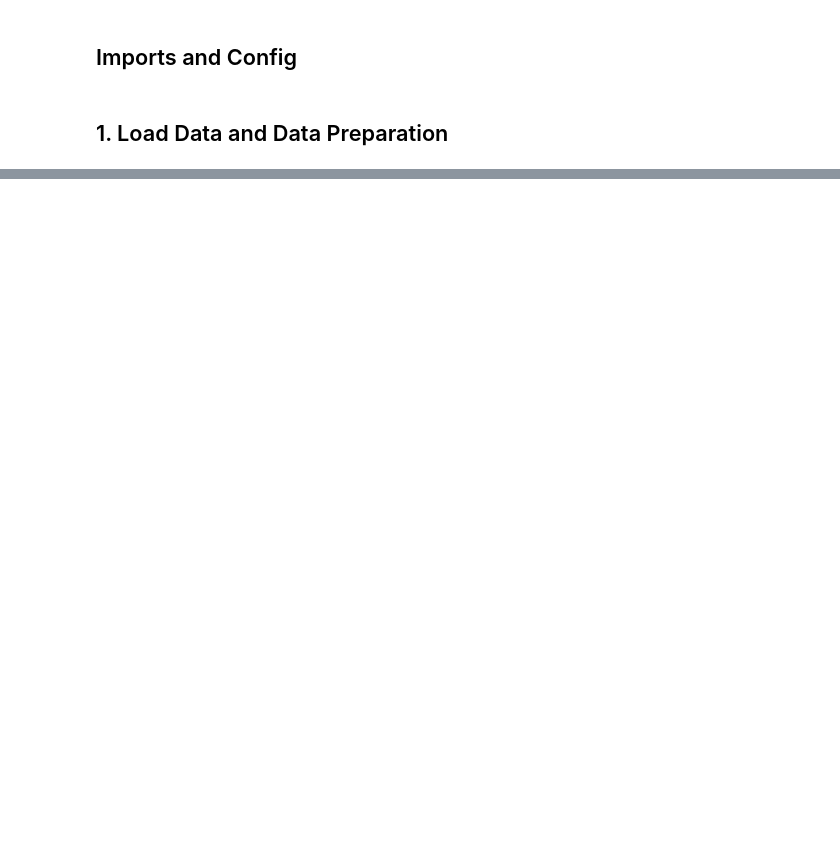
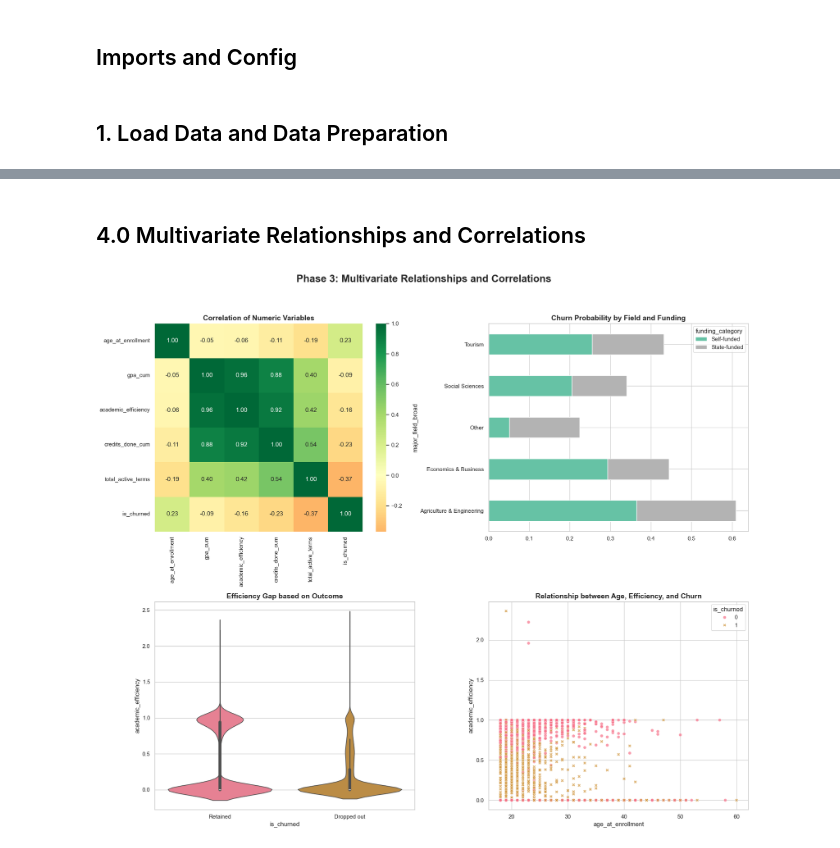
Before and after one commit to erikvidadev/winner-or-quitter, a Jupyter notebook: notebooks/eda.ipynb, the cells around one changed output, grey strips where cells are left out. Saved outputs shown, nothing was run; the diff lists cells and outputs as text; code cells hidden in the pictures; blank space fills up the shorter version.

```diff
--- a/notebooks/eda.ipynb
+++ b/notebooks/eda.ipynb
@@ -220,0 +166,27 @@ Part-time               51.43         43.37
+# %% [markdown]
+## 4.0 Multivariate Relationships and Correlations
+# %%
+numeric_cols = ['age_at_enrollment', 'gpa_cum', 'academic_efficiency', 'credits_done_cum', 'total_active_terms', 'is_churned']
+fig, axes = plt.subplots(2, 2, figsize=(18, 16))
+fig.suptitle('Phase 3: Multivariate Relationships and Correlations', fontsize=20, fontweight='bold')
+
+corr = df_students[numeric_cols].corr()
+sns.heatmap(corr, annot=True, cmap='RdYlGn', fmt=".2f", ax=axes[0, 0], center=0)
+axes[0, 0].set_title('Correlation of Numeric Variables', fontsize=14, fontweight='bold')
+
+funding_major_churn = df_students.groupby(['major_field_broad', 'funding_category'])['is_churned'].mean().unstack()
+funding_major_churn.plot(kind='barh', stacked=True, ax=axes[0, 1], colormap='Set2')
+axes[0, 1].set_title('Churn Probability by Field and Funding', fontsize=14, fontweight='bold')
+
+sns.violinplot(data=df_students, x='is_churned', y='academic_efficiency', hue='is_churned', ax=axes[1, 0], palette=binary_palette, legend=False)
+axes[1, 0].set_xticks([0, 1])
+axes[1, 0].set_xticklabels(['Retained', 'Dropped out'])
+axes[1, 0].set_title('Efficiency Gap based on Outcome', fontsize=14, fontweight='bold')
+
+sns.scatterplot(data=df_students, x='age_at_enrollment', y='academic_efficiency', hue='is_churned', style='is_churned', palette=binary_palette, alpha=0.7, ax=axes[1, 1])
+axes[1, 1].set_title('Relationship between Age, Efficiency, and Churn', fontsize=14, fontweight='bold')
+
+plt.tight_layout(rect=[0, 0.03, 1, 0.95])
+plt.show()
+# %% [output]
+[figure, added]
```
Also changed, not shown: parts of 18 cells of this notebook.
